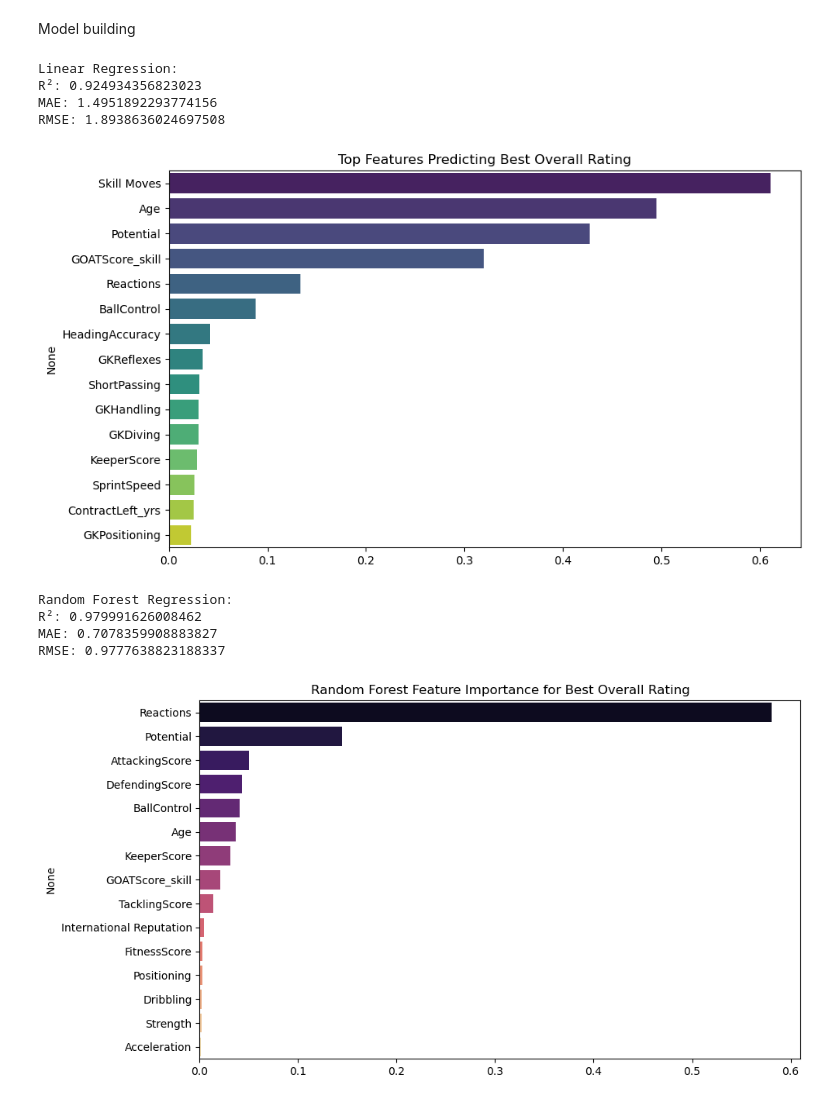
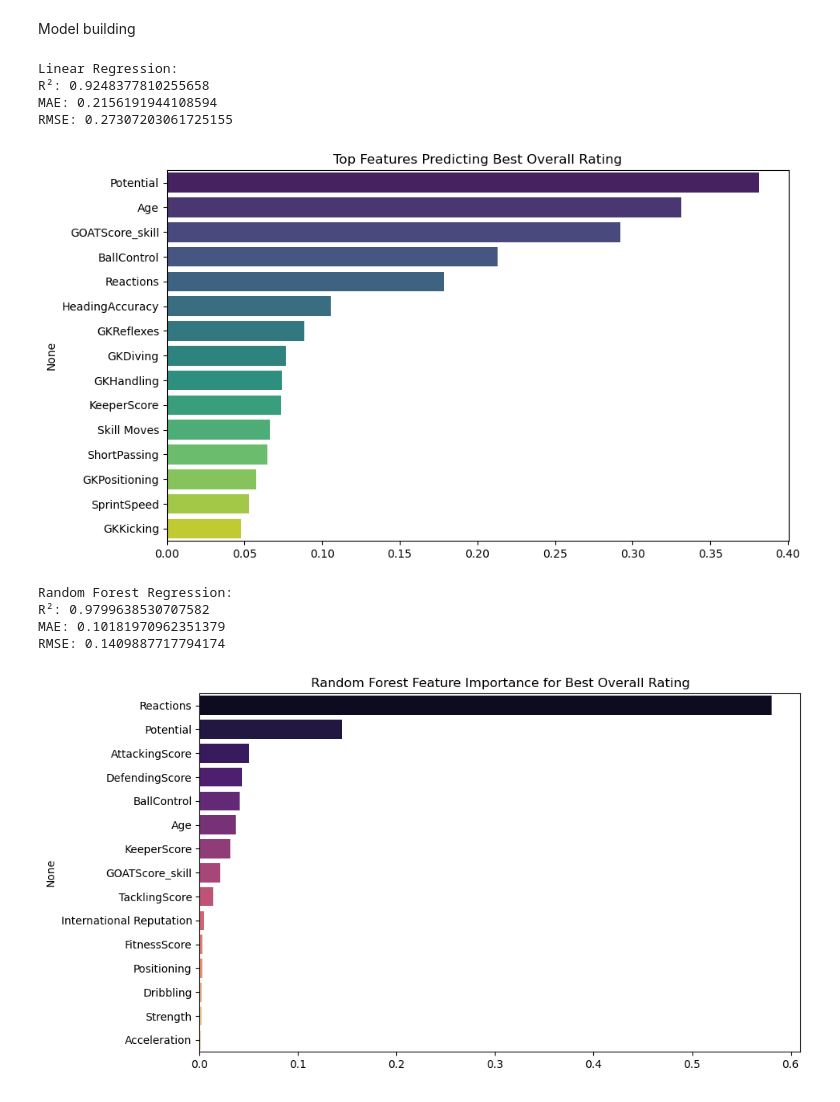
Before and after one commit to ParthShah007/Parth_s4ds_task1_fifa, a Jupyter notebook: ff.ipynb, the cells around one changed output. Cells and saved outputs as stored; diff of their text form; code cells hidden in the pictures.

```diff
--- a/ff.ipynb
+++ b/ff.ipynb
@@ -490,6 +490,10 @@ Model building
 from sklearn.model_selection import train_test_split
 from sklearn.linear_model import LinearRegression
 from sklearn.metrics import mean_absolute_error, mean_squared_error, r2_score
+from sklearn.preprocessing import StandardScaler
+# Standard Scaler
+scaler = StandardScaler()
+df[df.select_dtypes(include=[np.number]).columns] = scaler.fit_transform(df.select_dtypes(include=[np.number]))
 
 # Drop irrelevant columns
 exclude = ["ID","Name","Club","Nationality","Best Position","Position",
@@ -507,41 +511,41 @@ lr.fit(X_train, y_train)
 y_pred_lr = lr.predict(X_test)
 
 print("Linear Regression:")
 print("R²:", r2_score(y_test, y_pred_lr))
 print("MAE:", mean_absolute_error(y_test, y_pred_lr))
 print("RMSE:", np.sqrt(mean_squared_error(y_test, y_pred_lr)))
 
 importances = pd.Series(lr.coef_, index=X.columns).sort_values(ascending=False).head(15)
 plt.figure(figsize=(10,6))
 sns.barplot(x=importances.values, y=importances.index, palette="viridis")
 plt.title("Top Features Predicting Best Overall Rating")
 plt.show()
 
 # random forest
 from sklearn.ensemble import RandomForestRegressor
 rf = RandomForestRegressor(n_estimators=100, random_state=42)
 rf.fit(X_train, y_train)
 y_pred_rf = rf.predict(X_test)
 print("Random Forest Regression:")
 print("R²:", r2_score(y_test, y_pred_rf))
 print("MAE:", mean_absolute_error(y_test, y_pred_rf))
 print("RMSE:", np.sqrt(mean_squared_error(y_test, y_pred_rf)))
 
 importances = pd.Series(rf.feature_importances_, index=X.columns).sort_values(ascending=False).head(15)
 plt.figure(figsize=(10,6))
 sns.barplot(x=importances.values, y=importances.index, palette="magma")
 plt.title("Random Forest Feature Importance for Best Overall Rating")
 plt.show()
 # %% [output]
 Linear Regression:
-R²: 0.924934356823023
-MAE: 1.4951892293774156
-RMSE: 1.8938636024697508
+R²: 0.9248377810255658
+MAE: 0.2156191944108594
+RMSE: 0.27307203061725155
-[figure, old version]
+[figure, new version]
 Random Forest Regression:
-R²: 0.979991626008462
-MAE: 0.7078359908883827
-RMSE: 0.9777638823188337
+R²: 0.9799638530707582
+MAE: 0.10181970962351379
+RMSE: 0.1409887717794174
 [figure]
 # %%
 from xgboost import XGBRegressor
```
Also changed, not shown: parts of 7 cells of this notebook, 8 other files.
